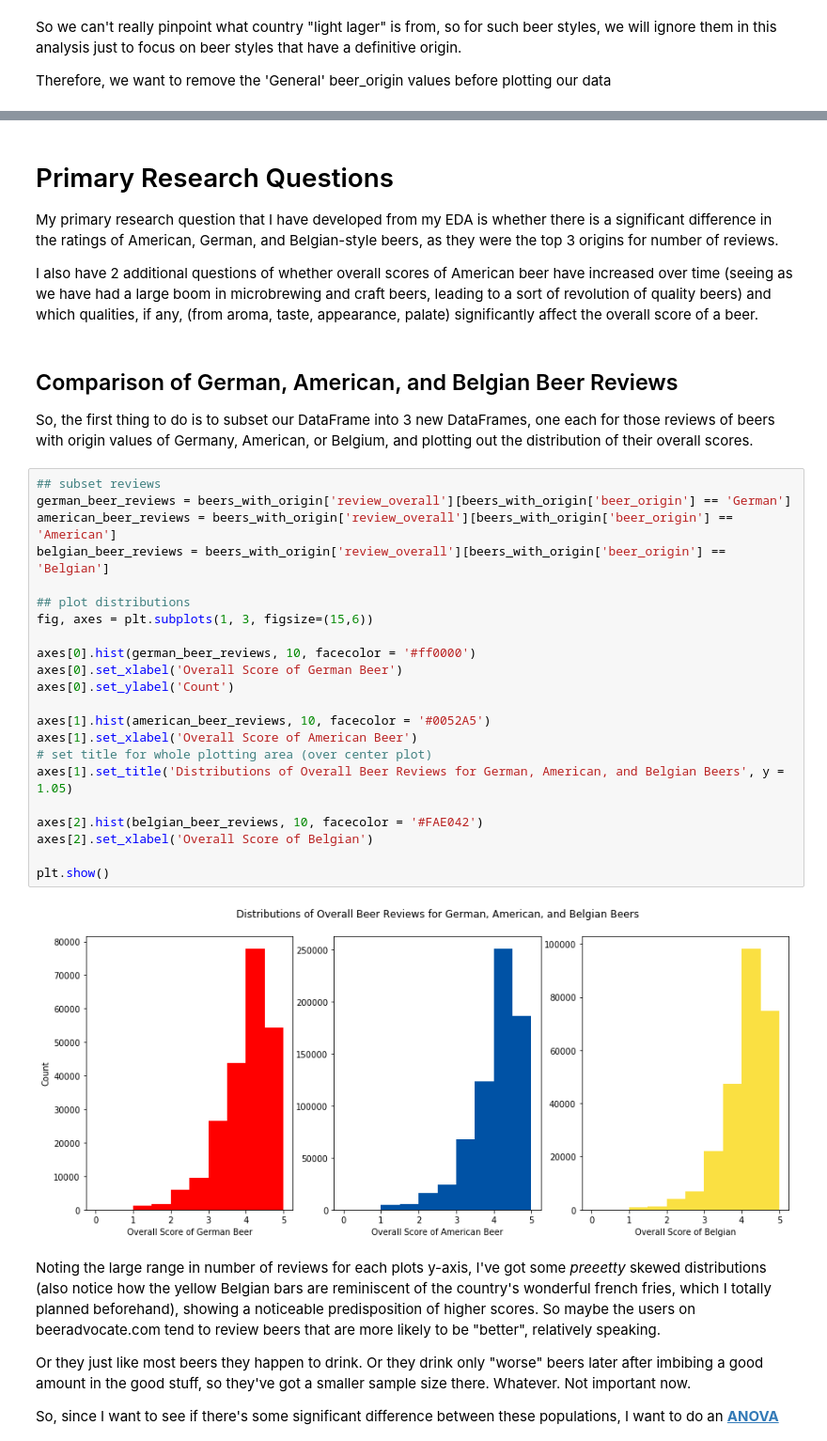
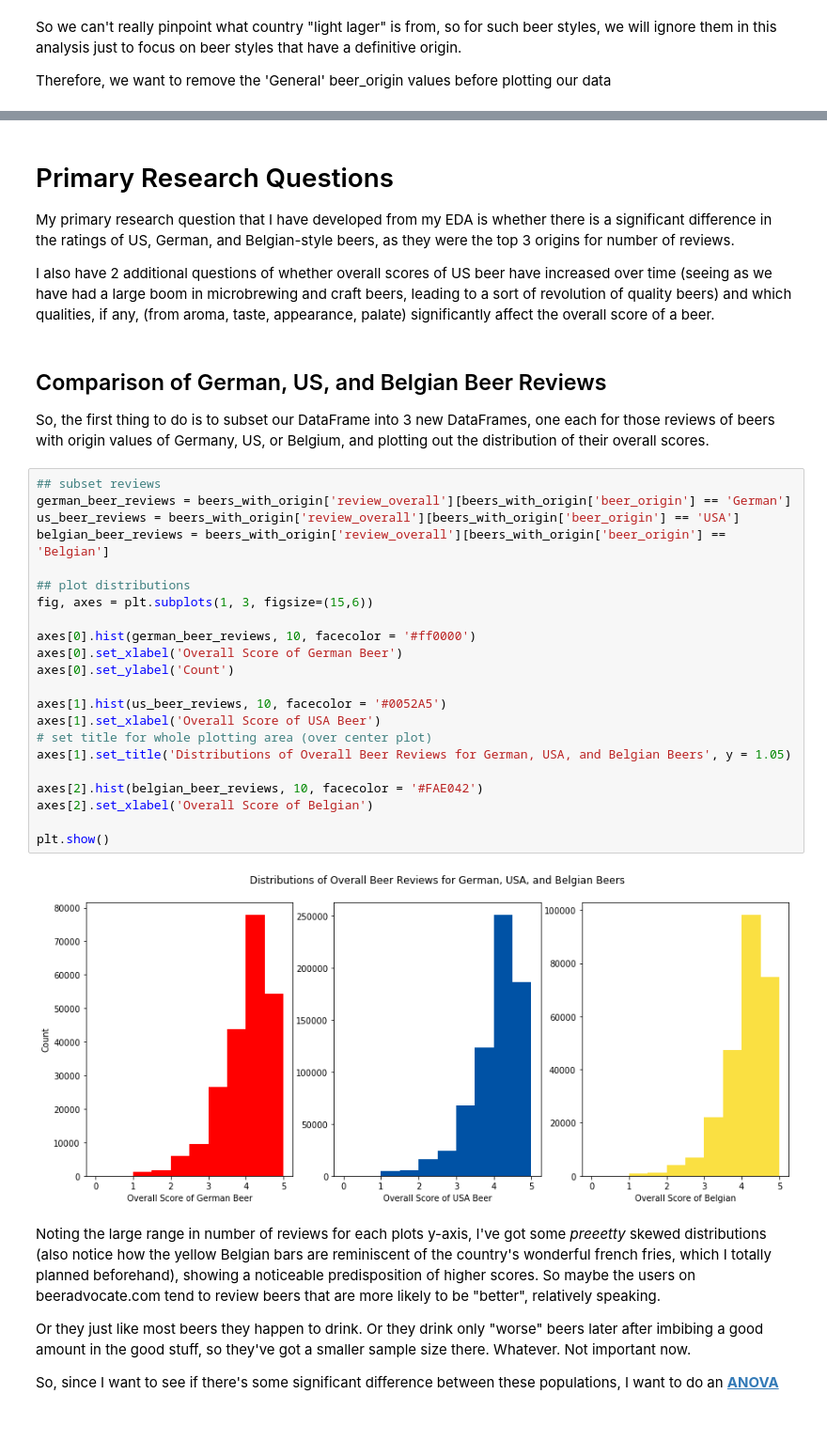
Before and after one commit to stephenlaw30/DataScienceMasters, a Jupyter notebook: Python/UCSD/PythonForDataScience/Week9/BeerAdvocateAnalysis.ipynb, the cells around one changed output, grey strips where cells are left out. Shown: that part at 94% size. Cells and saved outputs as stored; diff of their text form.

```diff
--- a/Python/UCSD/PythonForDataScience/Week9/BeerAdvocateAnalysis.ipynb
+++ b/Python/UCSD/PythonForDataScience/Week9/BeerAdvocateAnalysis.ipynb
@@ -186,37 +186,37 @@ plt.show()
 <h1> Primary Research Questions </h1>
 
 
-My primary research question that I have developed from my EDA is whether there is a significant difference in the ratings of American, German, and Belgian-style beers, as they were the top 3 origins for number of reviews.
+My primary research question that I have developed from my EDA is whether there is a significant difference in the ratings of US, German, and Belgian-style beers, as they were the top 3 origins for number of reviews.
 
-I also have 2 additional questions of whether overall scores of American beer have increased over time (seeing as we have had a large boom in microbrewing and craft beers, leading to a sort of revolution of quality beers) and which qualities, if any, (from aroma, taste, appearance, palate) significantly affect the overall score of a beer.
+I also have 2 additional questions of whether overall scores of US beer have increased over time (seeing as we have had a large boom in microbrewing and craft beers, leading to a sort of revolution of quality beers) and which qualities, if any, (from aroma, taste, appearance, palate) significantly affect the overall score of a beer.
 # %% [markdown]
-<h2> Comparison of German, American, and Belgian Beer Reviews </h2>
+<h2> Comparison of German, US, and Belgian Beer Reviews </h2>
 
-So, the first thing to do is to subset our DataFrame into 3 new DataFrames, one each for those reviews of beers with origin values of Germany, American, or Belgium, and plotting out the distribution of their overall scores.
+So, the first thing to do is to subset our DataFrame into 3 new DataFrames, one each for those reviews of beers with origin values of Germany, US, or Belgium, and plotting out the distribution of their overall scores.
 # %%
 ## subset reviews
 german_beer_reviews = beers_with_origin['review_overall'][beers_with_origin['beer_origin'] == 'German']
-american_beer_reviews = beers_with_origin['review_overall'][beers_with_origin['beer_origin'] == 'American']
+us_beer_reviews = beers_with_origin['review_overall'][beers_with_origin['beer_origin'] == 'USA']
 belgian_beer_reviews = beers_with_origin['review_overall'][beers_with_origin['beer_origin'] == 'Belgian']
 
 ## plot distributions
 fig, axes = plt.subplots(1, 3, figsize=(15,6))
 
 axes[0].hist(german_beer_reviews, 10, facecolor = '#ff0000')
 axes[0].set_xlabel('Overall Score of German Beer')
 axes[0].set_ylabel('Count')
 
-axes[1].hist(american_beer_reviews, 10, facecolor = '#0052A5')
-axes[1].set_xlabel('Overall Score of American Beer')
+axes[1].hist(us_beer_reviews, 10, facecolor = '#0052A5')
+axes[1].set_xlabel('Overall Score of USA Beer')
 # set title for whole plotting area (over center plot)
-axes[1].set_title('Distributions of Overall Beer Reviews for German, American, and Belgian Beers', y = 1.05)
+axes[1].set_title('Distributions of Overall Beer Reviews for German, USA, and Belgian Beers', y = 1.05)
 
 axes[2].hist(belgian_beer_reviews, 10, facecolor = '#FAE042')
 axes[2].set_xlabel('Overall Score of Belgian')
 
 plt.show()
 # %% [output]
-[figure, old version]
+[figure, new version]
 # %% [markdown]
 Noting the large range in number of reviews for each plots y-axis, I've got some *preeetty* skewed distributions (also notice how the yellow Belgian bars are reminiscent of the country's wonderful french fries, which I totally planned beforehand), showing a noticeable predisposition of higher scores. So maybe the users on beeradvocate.com tend to review beers that are more likely to be "better", relatively speaking.
 
```
Also changed, not shown: parts of 15 cells of this notebook, 4 other files.
